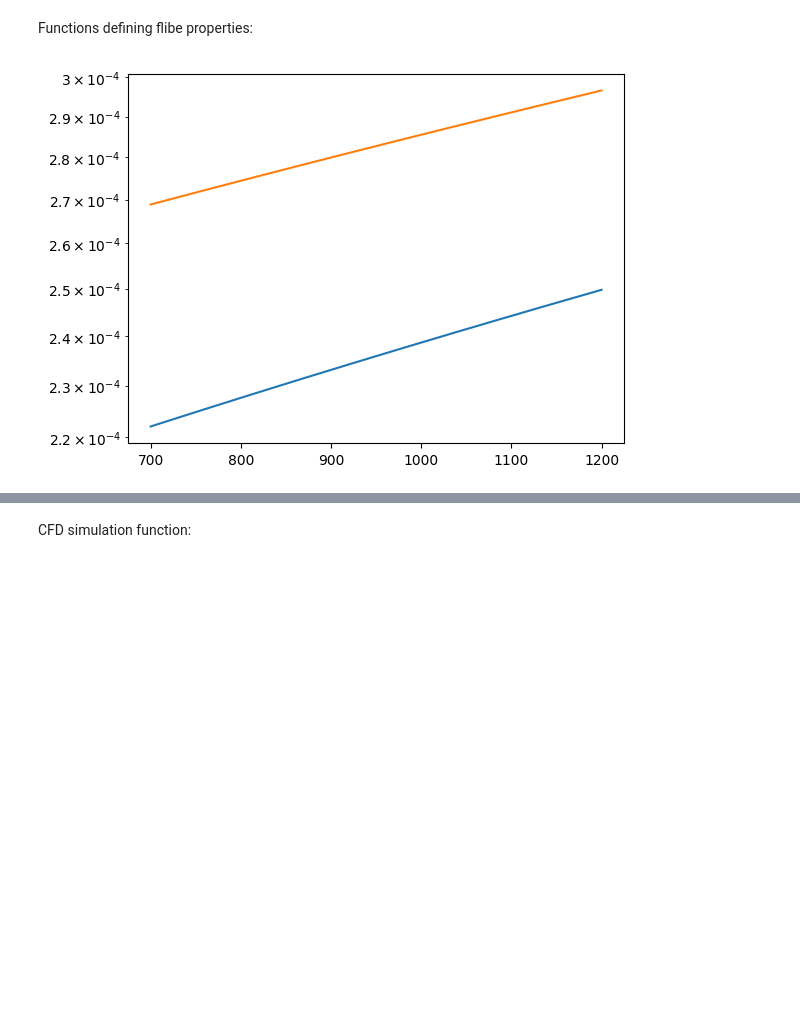
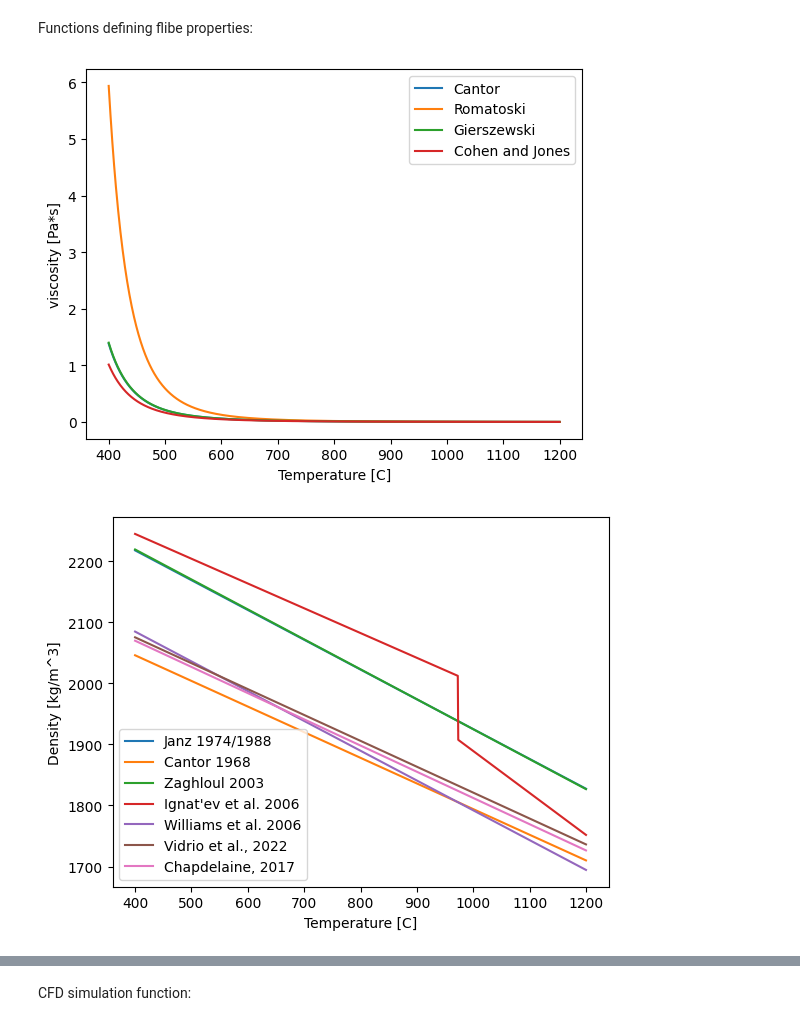
Before and after one commit to WeaverC20/LIBRADiff, a Jupyter notebook: BABY_2D_Props_Sim.ipynb, the cells around one changed output, grey strips where cells are left out. Cells and saved outputs as stored; diff of their text form; code cells hidden in the pictures; blank space fills up the shorter version.

```diff
--- a/BABY_2D_Props_Sim.ipynb
+++ b/BABY_2D_Props_Sim.ipynb
@@ -103,52 +103,62 @@ def viscosity_flibe4(T): # Cohen and Jones (30,31,33)
 viscosity_prop_array = [(viscosity_flibe1, "Cantor"),
                         (viscosity_flibe2, "Romatoski"),
                         (viscosity_flibe3, "Gierszewski"),
                         (viscosity_flibe4, "Cohen and Jones")]
 
 
 def beta_flibe1(T):
     return 1.8319e-04 + 5.55e-08 * T  # K-1
 
 def beta_flibe2(T):
     return 2.3e-04 + 5.55e-08 * T  # K-1
 
-T_array = np.linspace(700, 1200, 10)
-B_array = beta_flibe1(T_array)
-B_array2 = beta_flibe2(T_array)
+# T_array = np.linspace(700, 1200, 10)
+# B_array = beta_flibe1(T_array)
+# B_array2 = beta_flibe2(T_array)
 
-plt.plot(T_array, B_array)
-plt.plot(T_array, B_array2)
-plt.yscale("log")
-plt.show()
+# plt.plot(T_array, B_array)
+# plt.plot(T_array, B_array2)
+# plt.yscale("log")
+# plt.show()
 
 beta_prop_array = [(beta_flibe1, '1'),
                    (beta_flibe2, '2')]
 
 
 def plot_properties():
     T = np.linspace(400, 1200, 1000)
 
-    mu = viscosity_flibe1(T)
-    rho = density_flibe1(T)
-    beta = beta_flibe1(T)
+    plt.figure()
+    for viscosity_func, name in viscosity_prop_array:
+        mu = viscosity_func(T)
+        plt.plot(T, mu, label=name)
+    plt.legend()
+    plt.xlabel("Temperature [C]")
+    plt.ylabel("viscosity [Pa*s]")
 
     plt.figure()
-    mu *= 1e03
-    plt.plot(T, mu, label="viscosity")
-    plt.ylim(0, 30)
+    for density_func, name in density_prop_array:
+        rho = []
+        for t in T:
+            rho.append(density_func(t))
+        plt.plot(T, rho, label=name)
     plt.legend()
+    plt.xlabel("Temperature [C]")
+    plt.ylabel("Density [kg/m^3]")
 
     plt.figure()
-    plt.plot(T, rho, label="density")
-    plt.ylim(1800, 2150)
+    for beta_func, name in beta_prop_array:
+        beta = []
+        for t in T:
+            beta.append(beta_func(t))
+        plt.plot(T, beta, label=name)
     plt.legend()
-
-    plt.figure()
-    beta *= 1e04
-    plt.plot(T, beta, label="Thermal expansion")
-    plt.ylim(1.6, 2.8)
-    plt.legend()
+    plt.xlabel("Temperature [C]")
+    plt.ylabel("Thermal Expension Coefficient [1/K]")
 
     plt.show()
+
+plot_properties()
 # %% [output]
-[figure, old version]
+[figure, new version]
+[figure, added]
```
Also changed, not shown: parts of 2 cells of this notebook, 2 other files.
